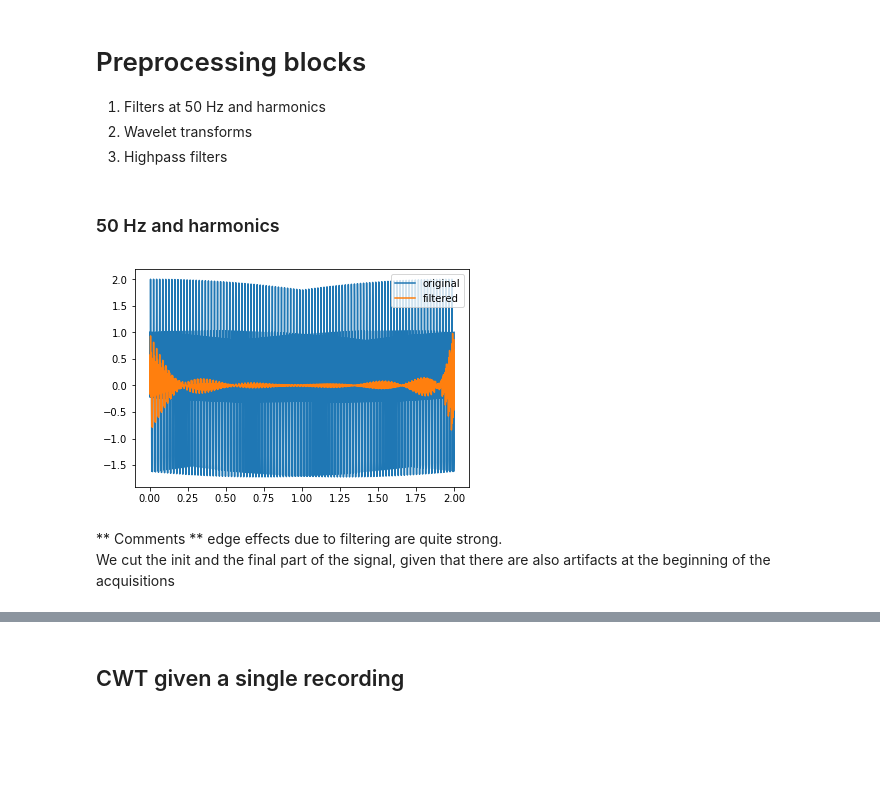
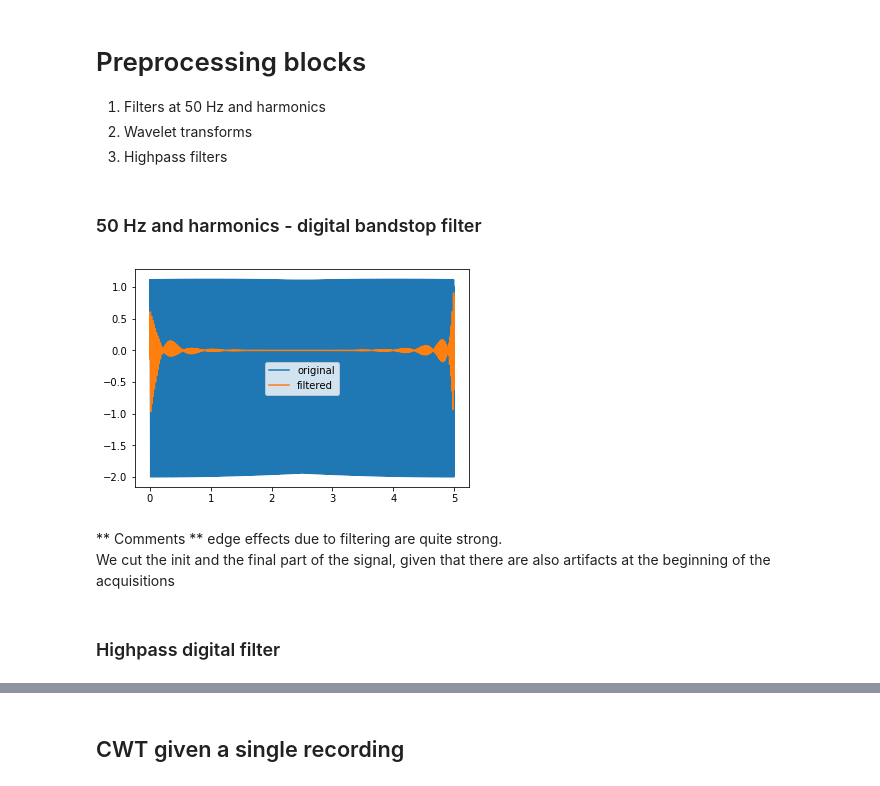
Before and after one commit to vanessadamario/multichannelAnalysis, a Jupyter notebook: multichannelAnalysis/preprocessing_pipeline.ipynb, the cells around one changed output, grey strips where cells are left out. Saved outputs shown, nothing was run; the diff lists cells and outputs as text; code cells hidden in the pictures; blank space fills up the shorter version.

Commit message:
analog filters

```diff
--- a/multichannelAnalysis/preprocessing_pipeline.ipynb
+++ b/multichannelAnalysis/preprocessing_pipeline.ipynb
@@ -22,7 +22,7 @@ def flatten(lst):
 2) Wavelet transforms
 3) Highpass filters
 # %% [markdown]
-### 50 Hz and harmonics
+### 50 Hz and harmonics - digital bandstop filter
 # %%
 def filter_50Hz(x, fs=1000., forder=5):
     nyq = fs / 2  # nyquist frequency
@@ -34,17 +34,20 @@ def filter_50Hz(x, fs=1000., forder=5):
         x = filtfilt(b, a, x)
     return x
 # %%
-tmin, tmax, points = 0, 2, 2000
-f1, f2 = 50., 200.        # signal's frequencies
+tmin, tmax, points = 0, 5, 5000
+f1, f2 = 50., 100.        # signal's frequencies
 t = np.linspace(tmin, tmax, points)
 x = np.sin(2 * f1 * np.pi * t)
 x += np.cos(2 * f2 * np.pi * t)
 
 plt.plot(t, x, label="original");
 plt.plot(t, filter_50Hz(x), label="filtered");
 plt.legend();
+plt.savefig("harmonics.pdf")
 # %% [output]
-[figure, old version]
+[figure, new version]
 # %% [markdown]
 ** Comments ** edge effects due to filtering are quite strong.
 We cut the init and the final part of the signal, given that there are also artifacts at the beginning of the acquisitions
+# %% [markdown]
+### Highpass digital filter
```
Also changed, not shown: parts of 8 cells of this notebook.
